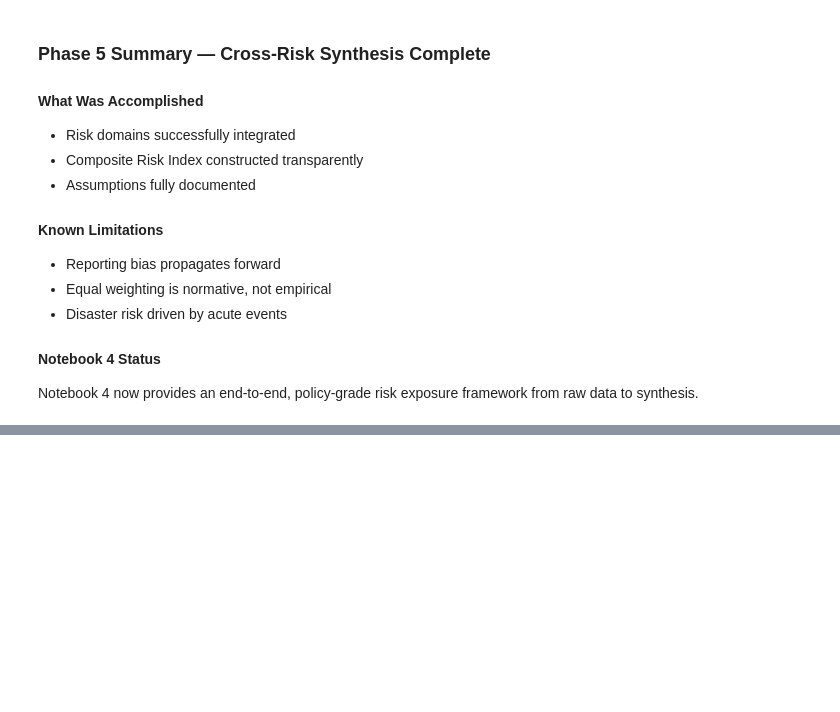
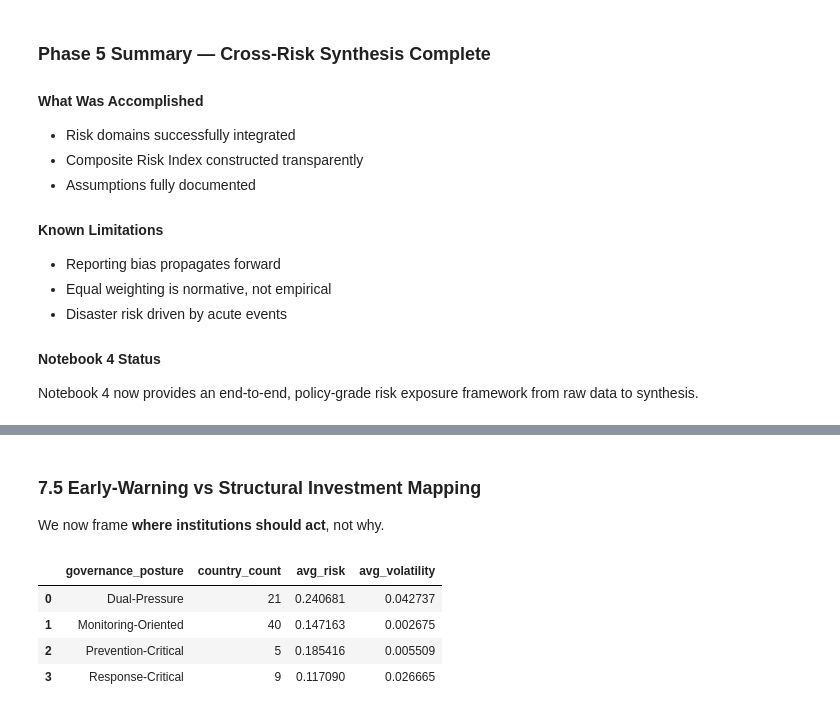
Before and after one commit to Comrade-1729/EDA_MLOPS-Portfolio, a Jupyter notebook: notebooks/04_crime_disaster_risk_eda.ipynb, the cells around one changed output, grey strips where cells are left out. Saved outputs shown, nothing was run; the diff lists cells and outputs as text; code cells hidden in the pictures; blank space fills up the shorter version.

```diff
--- a/notebooks/04_crime_disaster_risk_eda.ipynb
+++ b/notebooks/04_crime_disaster_risk_eda.ipynb
@@ -765,0 +1025,29 @@ risk exposure framework from raw data to synthesis.
+# %%
+risk_stats = (
+    df_risk
+    .groupby("iso3")
+    .agg(
+        mean_risk=("risk_exposure_index", "mean"),
+        volatility=("risk_exposure_index", "std"),
+        years=("year", "nunique")
+    )
+    .reset_index()
+)
+
+mean_threshold = risk_stats["mean_risk"].median()
+vol_threshold = risk_stats["volatility"].median()
+
+def classify_posture(row):
+    if row["mean_risk"] >= mean_threshold and row["volatility"] < vol_threshold:
+        return "Prevention-Critical"
+    if row["mean_risk"] < mean_threshold and row["volatility"] >= vol_threshold:
+        return "Response-Critical"
+    if row["mean_risk"] >= mean_threshold and row["volatility"] >= vol_threshold:
+        return "Dual-Pressure"
+    return "Monitoring-Oriented"
+
+risk_stats["governance_posture"] = risk_stats.apply(
+    classify_posture, axis=1
+)
+
+risk_stats["governance_posture"].value_counts()
@@ -765,0 +1079,23 @@ risk exposure framework from raw data to synthesis.
+# %% [markdown]
+### 7.5 Early-Warning vs Structural Investment Mapping
+
+We now frame **where institutions should act**, not why.
+# %%
+posture_summary = (
+    risk_stats
+    .groupby("governance_posture")
+    .agg(
+        country_count=("iso3", "count"),
+        avg_risk=("mean_risk", "mean"),
+        avg_volatility=("volatility", "mean")
+    )
+    .reset_index()
+)
+
+posture_summary
+# %% [output]
+|  | governance_posture | country_count | avg_risk | avg_volatility |
+| 0 | Dual-Pressure | 21 | 0.240681 | 0.042737 |
+| 1 | Monitoring-Oriented | 40 | 0.147163 | 0.002675 |
+| 2 | Prevention-Critical | 5 | 0.185416 | 0.005509 |
+| 3 | Response-Critical | 9 | 0.117090 | 0.026665 |
```
Also changed, not shown: parts of 34 cells of this notebook, 1 other file.
